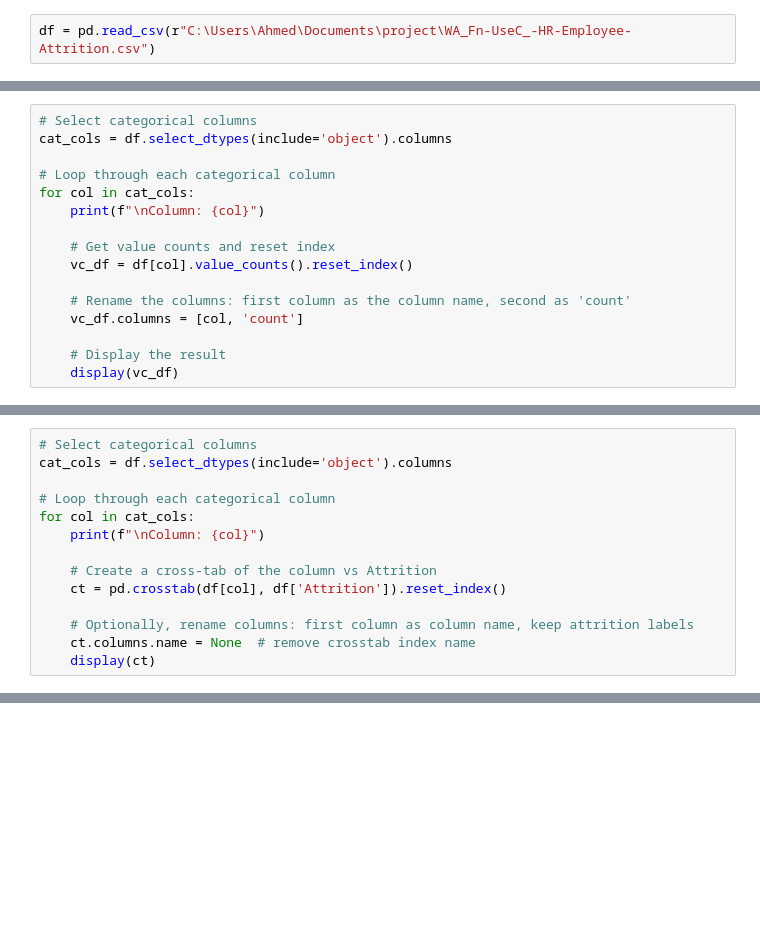
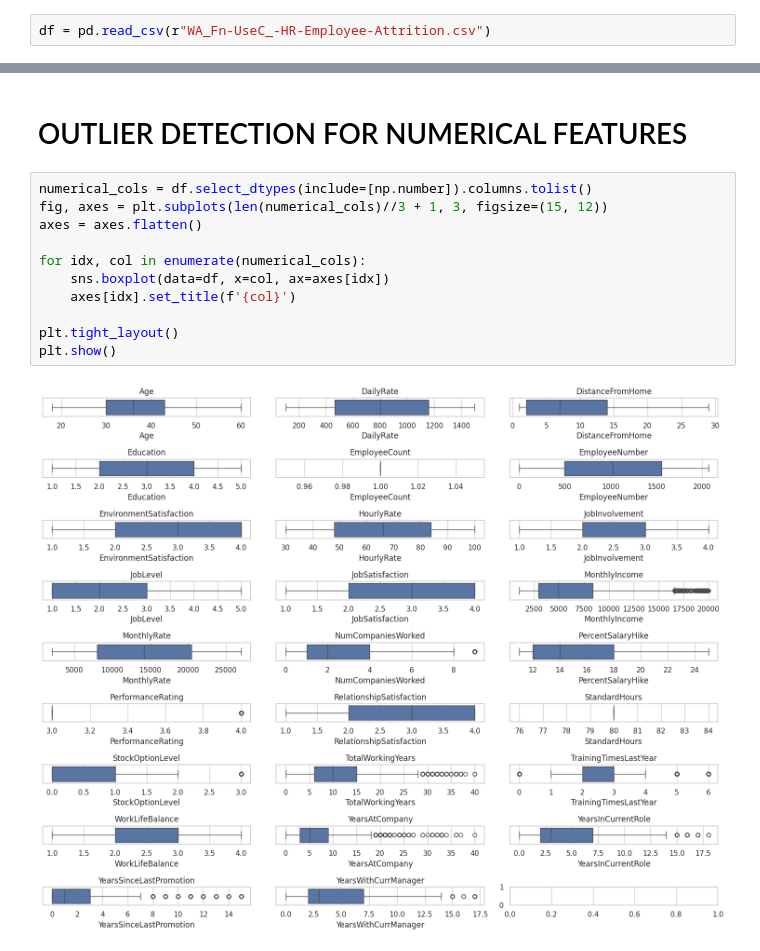
Before and after one commit to hamoud-4/DEPI_DS, a Jupyter notebook: Project.ipynb, the cells around one changed output, grey strips where cells are left out. Cells and saved outputs as stored; diff of their text form; blank space fills up the shorter version.

```diff
--- a/Project.ipynb
+++ b/Project.ipynb
@@ -7,2 +23,2 @@ import seaborn as sns
 # %%
-df = pd.read_csv(r"C:\Users\Ahmed\Documents\project\WA_Fn-UseC_-HR-Employee-Attrition.csv")
+df = pd.read_csv(r"WA_Fn-UseC_-HR-Employee-Attrition.csv")
@@ -164,16 +56,0 @@ Name: count, dtype: int64
-# %%
-# Select categorical columns
-cat_cols = df.select_dtypes(include='object').columns
-
-# Loop through each categorical column
-for col in cat_cols:
-    print(f"\nColumn: {col}")
-
-    # Get value counts and reset index
-    vc_df = df[col].value_counts().reset_index()
-
-    # Rename the columns: first column as the column name, second as 'count'
-    vc_df.columns = [col, 'count']
-
-    # Display the result
-    display(vc_df)
@@ -229,14 +56,0 @@ Sales                   0.793722  0.206278
-# %%
-# Select categorical columns
-cat_cols = df.select_dtypes(include='object').columns
-
-# Loop through each categorical column
-for col in cat_cols:
-    print(f"\nColumn: {col}")
-
-    # Create a cross-tab of the column vs Attrition
-    ct = pd.crosstab(df[col], df['Attrition']).reset_index()
-
-    # Optionally, rename columns: first column as column name, keep attrition labels
-    ct.columns.name = None  # remove crosstab index name
-    display(ct)
@@ -281,0 +205,15 @@ Column: JobRole
+# %% [markdown]
+# OUTLIER DETECTION FOR NUMERICAL FEATURES
+# %%
+numerical_cols = df.select_dtypes(include=[np.number]).columns.tolist()
+fig, axes = plt.subplots(len(numerical_cols)//3 + 1, 3, figsize=(15, 12))
+axes = axes.flatten()
+
+for idx, col in enumerate(numerical_cols):
+    sns.boxplot(data=df, x=col, ax=axes[idx])
+    axes[idx].set_title(f'{col}')
+
+plt.tight_layout()
+plt.show()
+# %% [output]
+[figure, added]
```
Also changed, not shown: parts of 56 cells of this notebook.
